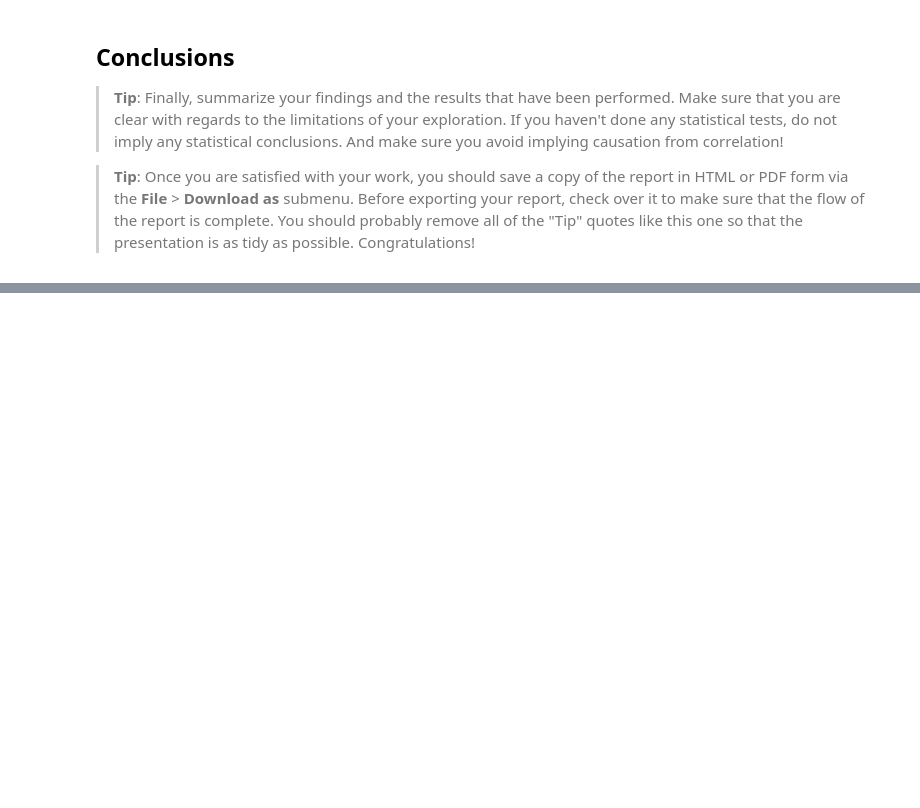
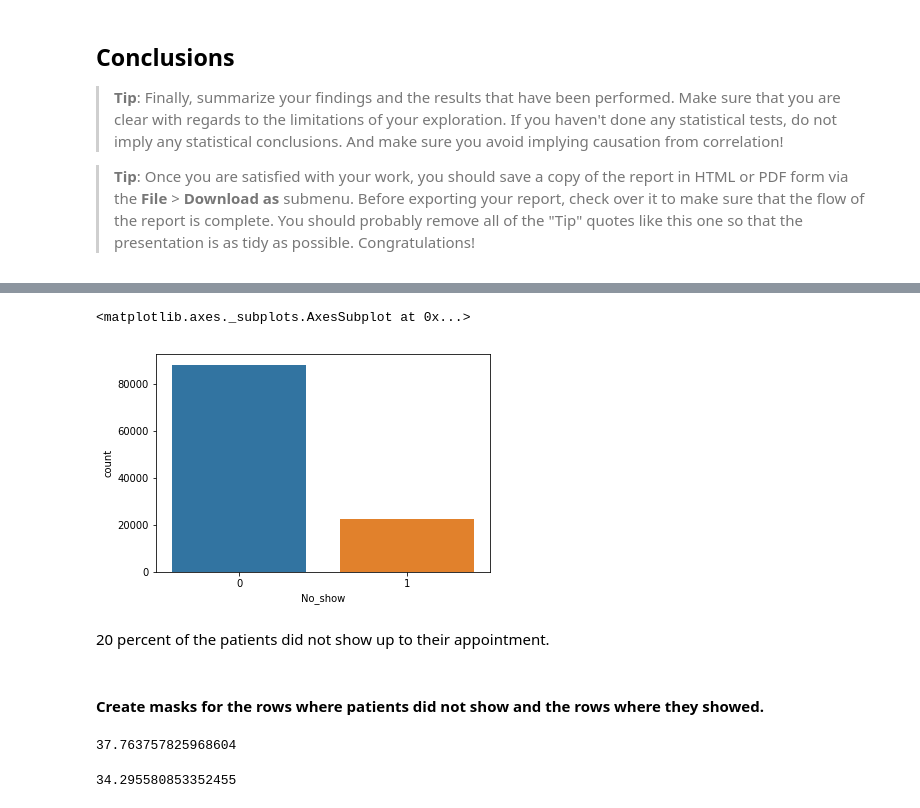
Before and after one commit to yagmurdalman/investigate-a-data-set, a Jupyter notebook: no_show_appointments.ipynb, the cells around one changed output, grey strips where cells are left out. Cells and saved outputs as stored; diff of their text form; code cells hidden in the pictures; blank space fills up the shorter version.

```diff
--- a/no_show_appointments.ipynb
+++ b/no_show_appointments.ipynb
@@ -293,0 +320,9 @@ df['Num_no_show'] = df.groupby('PatientId')['No_show'].apply(lambda x: x.cumsum(
+# %%
+sb.countplot(x='No_show', data=df)
+# %% [output]
+<matplotlib.axes._subplots.AxesSubplot at 0x...>
+[figure, added]
+# %% [markdown]
+20 percent of the patients did not show up to their appointment.
+# %% [markdown]
+#### Create masks for the rows where patients did not show and the rows where they showed.
@@ -293,0 +332,8 @@ df['Num_no_show'] = df.groupby('PatientId')['No_show'].apply(lambda x: x.cumsum(
+# %%
+df.Age[showed].mean()
+# %% [output]
+37.763757825968604
+# %%
+df.Age[not_showed].mean()
+# %% [output]
+34.295580853352455
```
Also changed, not shown: parts of 19 cells of this notebook.
